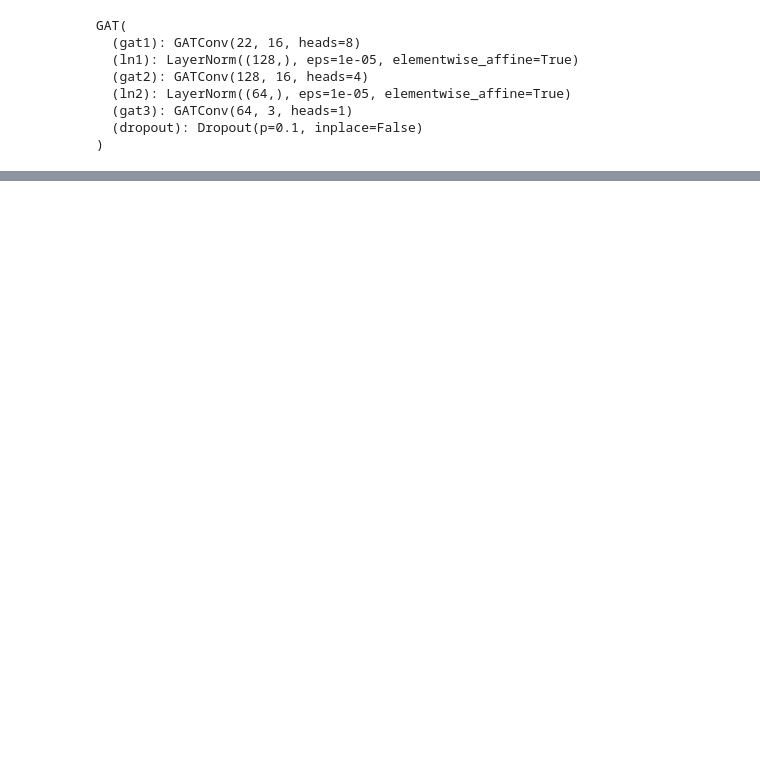
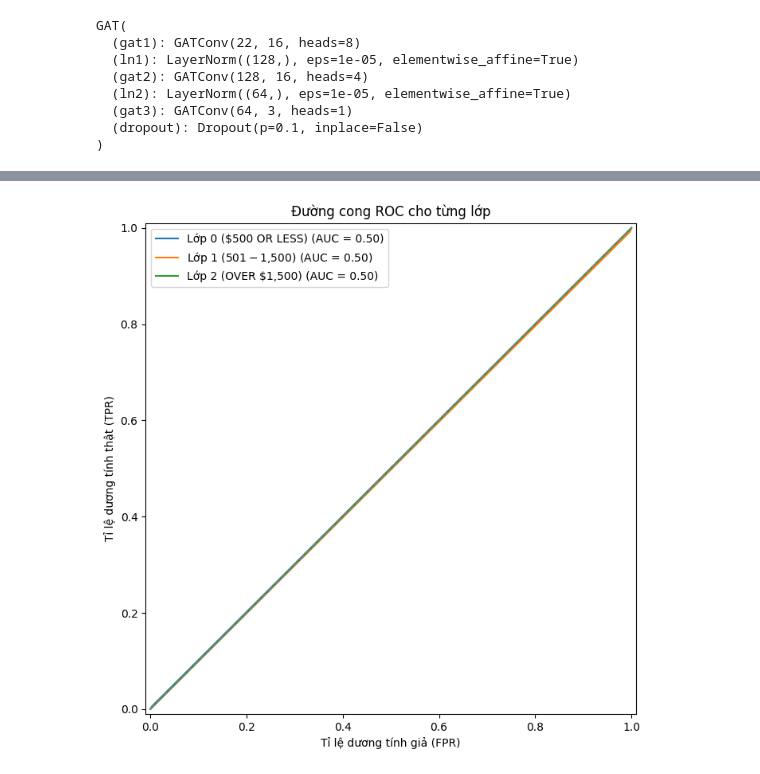
Before and after one commit to saramwon1103/traffic-accident-analysis, a Jupyter notebook: notebooks/predict_damage.ipynb, the cells around one changed output, grey strips where cells are left out. Drawn from its saved outputs; the diff is of its cells as text; code cells hidden in the pictures; blank space fills up the shorter version.

```diff
--- a/notebooks/predict_damage.ipynb
+++ b/notebooks/predict_damage.ipynb
@@ -101,6 +101,8 @@ df = pd.read_csv(r"..\data\simulated_crash_data.csv", encoding='utf-8')  # Thử
 # Xóa cột "crash_date" nếu tồn tại
 if "crash_date" in df.columns:
     df = df.drop(columns=["crash_date"])
+
+true_labels = df['damage'].values
 
 if "damage" in df.columns:
     df = df.drop(columns=["damage"])
@@ -326,0 +376,92 @@ Top nguyên nhân thường thấy khi `predicted_damage = 1`:
+# %%
+import pandas as pd
+import numpy as np
+import matplotlib.pyplot as plt
+from sklearn.preprocessing import LabelEncoder, label_binarize
+from sklearn.metrics import roc_auc_score, RocCurveDisplay, confusion_matrix, ConfusionMatrixDisplay, classification_report
+import seaborn as sns
+
+# Giả sử chúng ta có:
+# - true_labels: nhãn thực tế (giá trị gốc từ cột 'damage')
+# - df['predicted_damage']: dự đoán từ mô hình (đã được ánh xạ thành 0,1,2)
+
+# Chuyển true_labels từ chuỗi sang số
+damage_mapping = {
+    '$500 OR LESS': 0,
+    '$501 - $1,500': 1,
+    'OVER $1,500': 2
+}
+
+# Chuyển đổi nhãn thực tế và dự đoán
+true_labels_encoded = np.array([damage_mapping[label] for label in true_labels])
+y_pred = df['predicted_damage'].values  # Đã là 0,1,2
+
+# Binarize các nhãn cho ROC-AUC (cần cho multi-class)
+y_true_bin = label_binarize(true_labels_encoded, classes=[0, 1, 2])
+y_pred_bin = label_binarize(y_pred, classes=[0, 1, 2])
+
+# Tính ROC-AUC cho từng lớp và trung bình
+roc_auc_scores = {}
+for i in range(3):
+    roc_auc_scores[f"Lớp {i} ({list(damage_mapping.keys())[i]})"] = roc_auc_score(
+        y_true_bin[:, i],
+        y_pred_bin[:, i]
+    )
+roc_auc_scores["Trung bình"] = roc_auc_score(
+    y_true_bin,
+    y_pred_bin,
+    multi_class='ovr',
+    average='macro'
+)
+
+# In kết quả ROC-AUC
+print("\nKết quả đánh giá ROC-AUC:")
+for k, v in roc_auc_scores.items():
+    print(f"{k}: {v:.4f}")
+
+# Trực quan hóa ROC curves
+fig, ax = plt.subplots(figsize=(10, 8))
+for i in range(3):
+    RocCurveDisplay.from_predictions(
+        y_true_bin[:, i],
+        y_pred_bin[:, i],
+        name=f"Lớp {i} ({list(damage_mapping.keys())[i]})",
+        ax=ax
+    )
+plt.plot([0, 1], [0, 1], linestyle='--', color='gray')
+plt.title('Đường cong ROC cho từng lớp')
+plt.xlabel('Tỉ lệ dương tính giả (FPR)')
+plt.ylabel('Tỉ lệ dương tính thật (TPR)')
+plt.legend()
+plt.show()
+
+# Tính và hiển thị Confusion Matrix
+cm = confusion_matrix(true_labels_encoded, y_pred)
+disp = ConfusionMatrixDisplay(
+    confusion_matrix=cm,
+    display_labels=list(damage_mapping.keys())
+)
+
+fig, ax = plt.subplots(figsize=(10, 8))
+disp.plot(ax=ax, cmap='Blues', values_format='d')
+plt.title('Confusion Matrix của mô hình dự đoán mức độ thiệt hại')
+plt.xticks(rotation=45)
+plt.tight_layout()
+plt.show()
+
+# Phân tích chi tiết Confusion Matrix
+print("\nPhân tích Confusion Matrix:")
+for i in range(3):
+    total = sum(cm[i])
+    correct = cm[i,i]
+    accuracy = correct / total if total > 0 else 0
+    print(f"- Độ chính xác cho {list(damage_mapping.keys())[i]}: {accuracy:.2%} ({correct}/{total})")
+
+# Tính các chỉ số precision, recall, F1
+print("\nBáo cáo phân loại chi tiết:")
+print(classification_report(
+    true_labels_encoded,
+    y_pred,
+    target_names=list(damage_mapping.keys())
+))
+# %% [output]
@@ -326,0 +473 @@ Top nguyên nhân thường thấy khi `predicted_damage = 1`:
+[figure, added]
```
Also changed, not shown: parts of 8 cells of this notebook, 2 other files.
